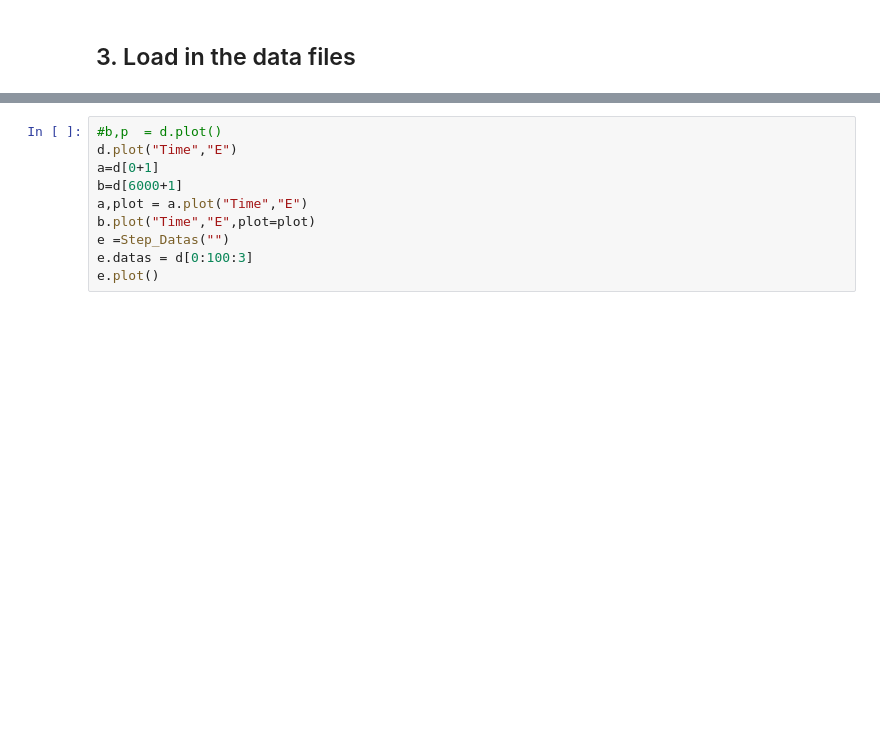
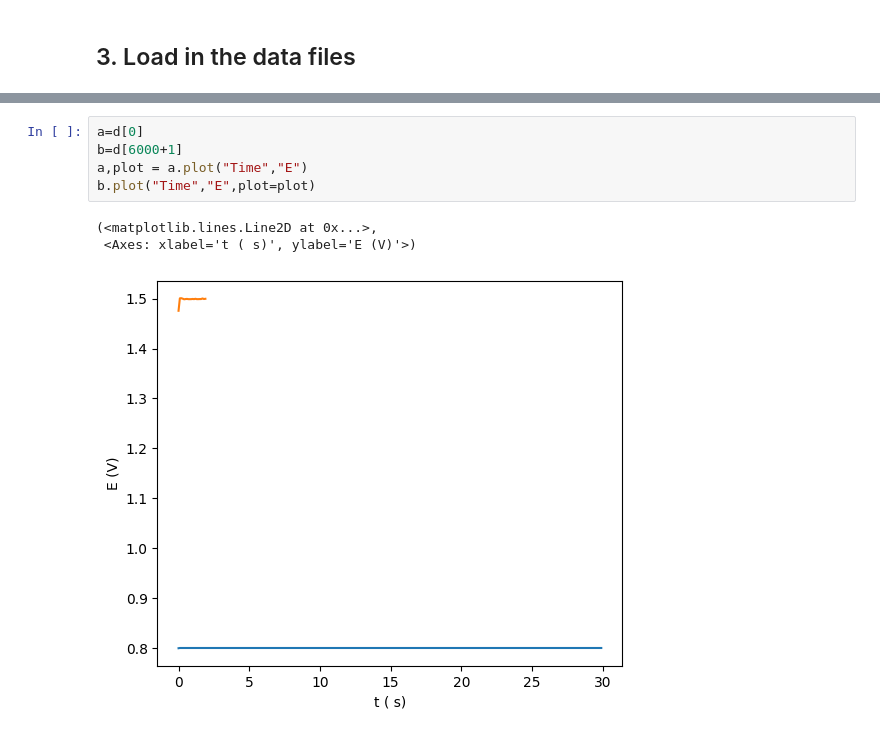
Before and after one commit to Guswib/EC4py, a Jupyter notebook: dev/Step_Data/Load_StepFiles.ipynb, the cells around one changed output, grey strips where cells are left out. Saved outputs shown, nothing was run; the diff lists cells and outputs as text; blank space fills up the shorter version.

```diff
--- a/dev/Step_Data/Load_StepFiles.ipynb
+++ b/dev/Step_Data/Load_StepFiles.ipynb
@@ -32,10 +60,9 @@ d.setup
 # %%
-#b,p  = d.plot()
-d.plot("Time","E")
-a=d[0+1]
+a=d[0]
 b=d[6000+1]
 a,plot = a.plot("Time","E")
 b.plot("Time","E",plot=plot)
-e =Step_Datas("")
-e.datas = d[0:100:3]
-e.plot()
+# %% [output]
+(<matplotlib.lines.Line2D at 0x...>,
+ <Axes: xlabel='t ( s)', ylabel='E (V)'>)
+[figure, added]
```
Also changed, not shown: parts of 9 cells of this notebook, 3 other files.
